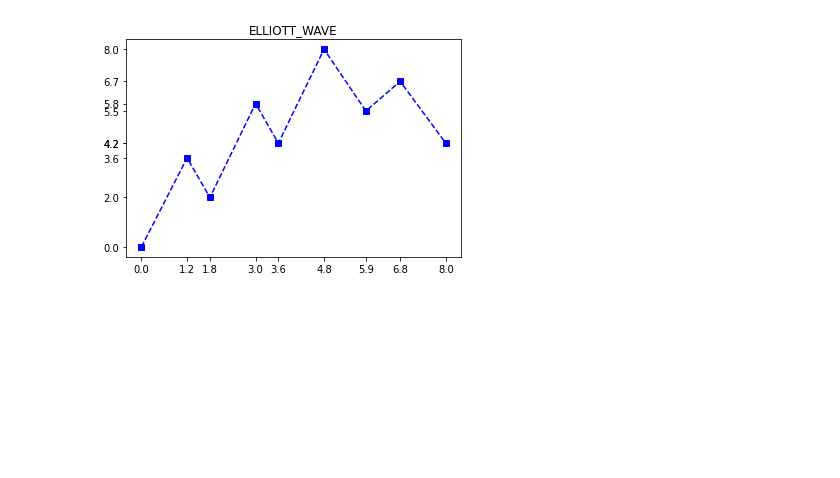
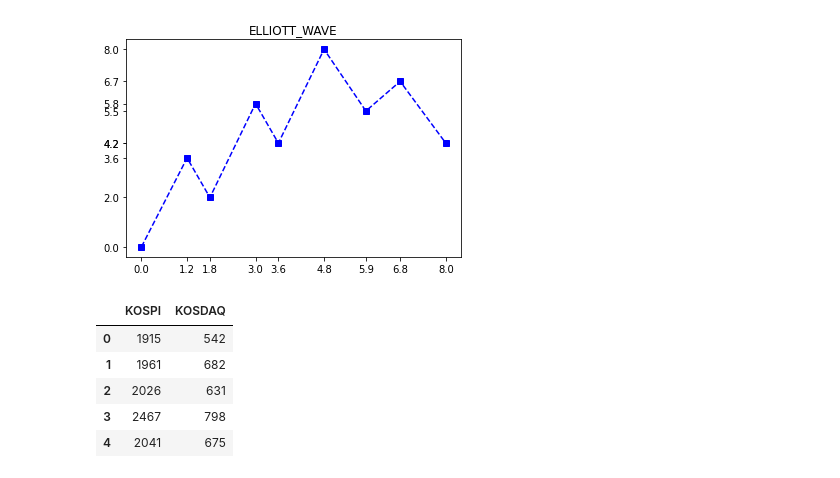
Before and after one commit to slayellow/Daily_Coding, a Jupyter notebook: stock_analysis/chapter3/pandas_example.ipynb, the cells around one changed output. Cells and saved outputs as stored; diff of their text form; code cells hidden in the pictures; blank space fills up the shorter version.

```diff
--- a/stock_analysis/chapter3/pandas_example.ipynb
+++ b/stock_analysis/chapter3/pandas_example.ipynb
@@ -203,0 +206,10 @@ Fontconfig warning: ignoring UTF-8: not a valid region tag
+# %%
+df = pd.DataFrame({'KOSPI':[1915, 1961, 2026, 2467, 2041], 'KOSDAQ':[542, 682, 631, 798, 675]})
+df
+# %% [output]
+|  | KOSPI | KOSDAQ |
+| 0 | 1915 | 542 |
+| 1 | 1961 | 682 |
+| 2 | 2026 | 631 |
+| 3 | 2467 | 798 |
+| 4 | 2041 | 675 |
```
Also changed, not shown: parts of 10 cells of this notebook, 2 other files.
